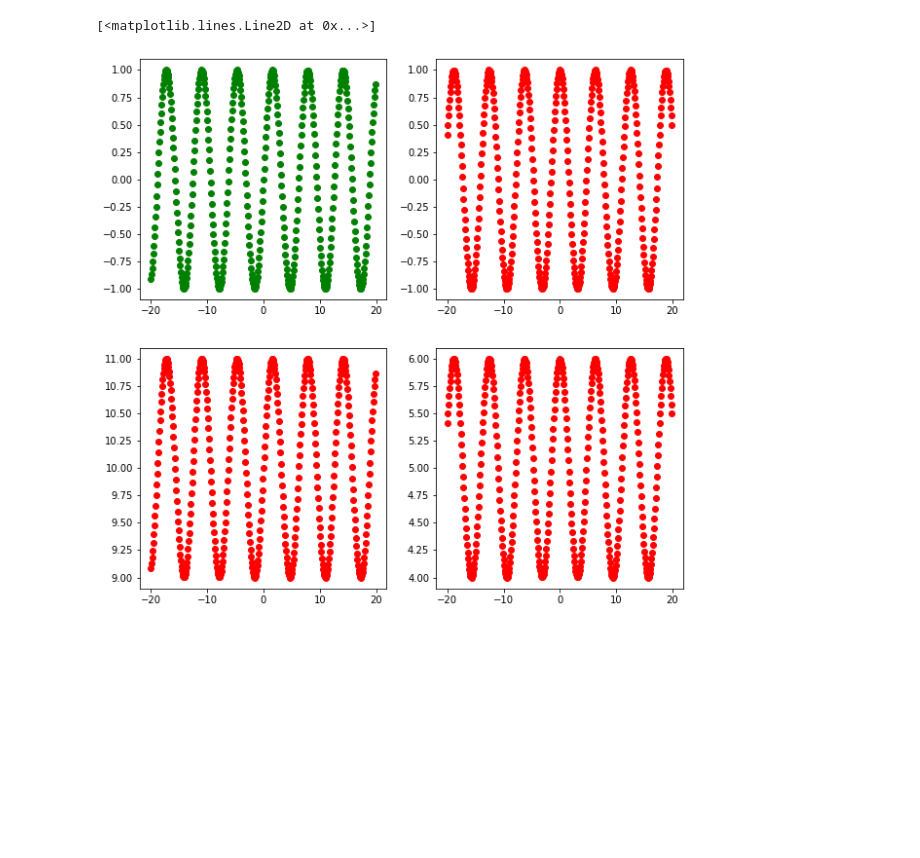
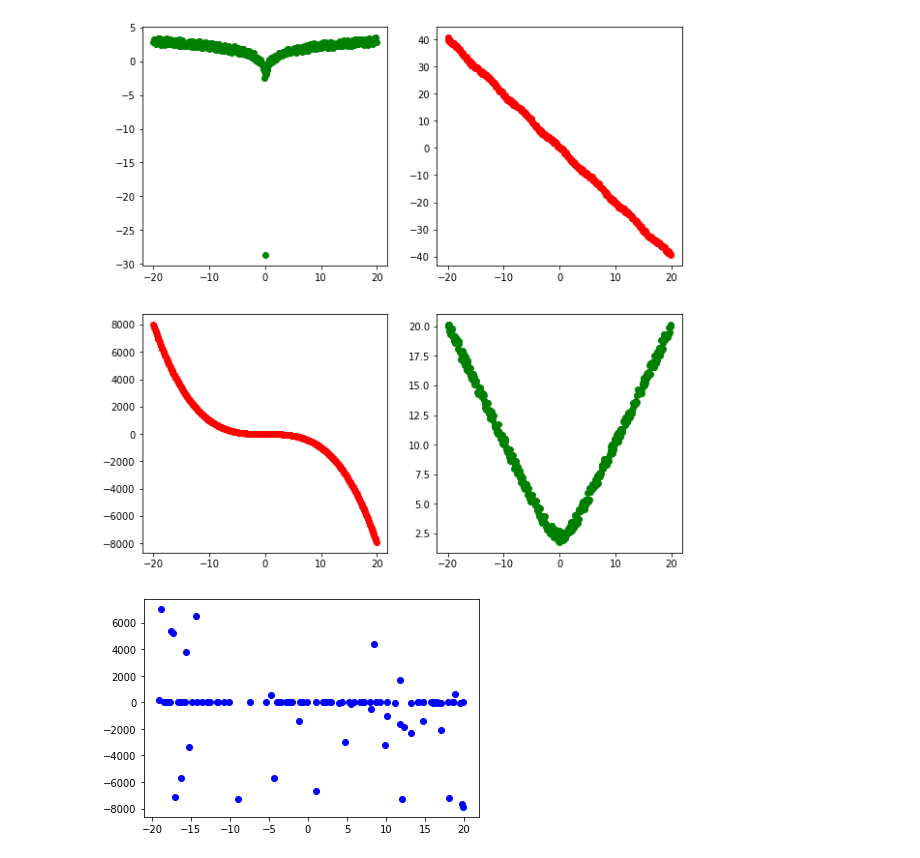
Before and after one commit to Dinkymoo/Dinkymoo-iu-python-assignment, a Jupyter notebook: plots.ipynb, the cells around one changed output. Cells and saved outputs as stored; diff of their text form; code cells hidden in the pictures; blank space fills up the shorter version.

```diff
--- a/plots.ipynb
+++ b/plots.ipynb
@@ -5,28 +5,31 @@ import matplotlib.pyplot as plt
 import numpy as np
 # %%
+train_data = pd.read_csv('data/train.csv', index_col=0, delimiter=',')
 
-#data = pd.read_csv('data/ideal.csv', index_col=0, delimiter=',')
-
-#data.plot()
-
-data = pd.read_csv('data/ideal.csv', index_col=0, delimiter=',')
-
-x = pd.DataFrame(data.index)
-y1 = pd.DataFrame(data['y1'])
-y2 = pd.DataFrame(data['y2'])
-y3 = pd.DataFrame(data['y3'])
-y4 = pd.DataFrame(data['y4'])
-
+x = pd.DataFrame(train_data.index)
+y1 = pd.DataFrame(train_data['y1'])
+y2 = pd.DataFrame(train_data['y2'])
+y3 = pd.DataFrame(train_data['y3'])
+y4 = pd.DataFrame(train_data['y4'])
 
 fig, axs = plt.subplots(2,2, figsize=(10,10))
 
 axs[0, 0].plot(x, y1,'go')
 
 axs[0, 1].plot(x, y2, 'ro')
 
 axs[1, 0].plot(x, y3, 'ro')
 
-axs[1, 1].plot(x, y4, 'ro')
+axs[1, 1].plot(x, y4, 'go')
+
+test_data = pd.read_csv('data/test.csv', index_col=0, delimiter=',')
+
+x = pd.DataFrame(test_data.index)
+y = pd.DataFrame(test_data['y'])
+plt.show()
+
+plt.plot(x,y,'bo')
+plt.show()
 # %% [output]
-[<matplotlib.lines.Line2D at 0x...>]
-[figure, old version]
+[figure, new version]
+[figure, added]
```
Also changed, not shown: parts of 20 cells of this notebook, 13 other files.
